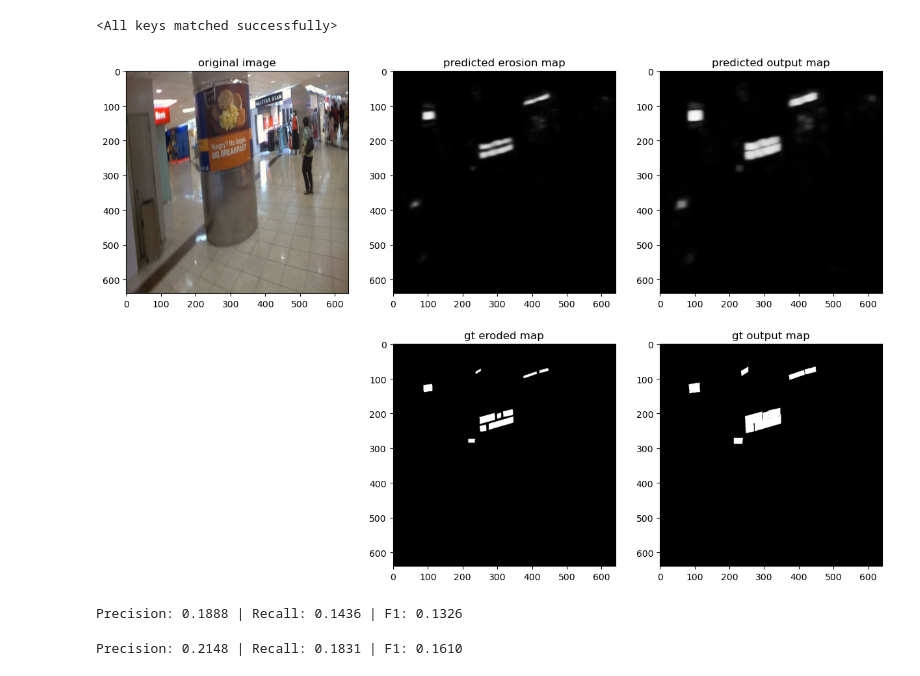
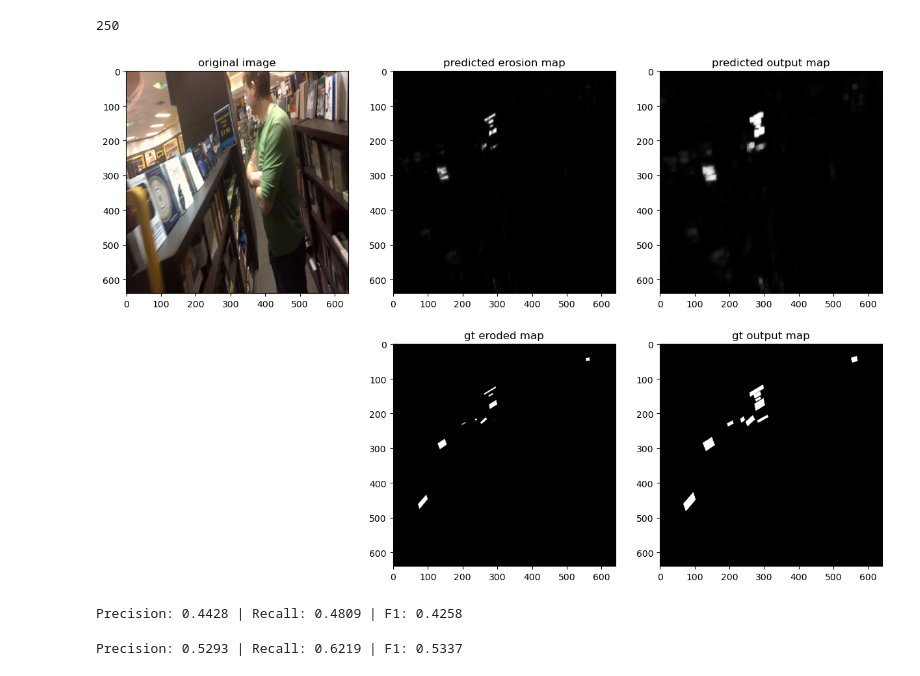
Before and after one commit to zachhendon/image-translator, a Jupyter notebook: text-detection/fast_viz.ipynb, the cells around one changed output. Cells and saved outputs as stored; diff of their text form; code cells hidden in the pictures.

Commit message:
dice loss and improved data augmentations

```diff
--- a/text-detection/fast_viz.ipynb
+++ b/text-detection/fast_viz.ipynb
@@ -25,46 +25,47 @@ from models.utils import get_metrics, evaluate
 %load_ext autoreload
 %autoreload 2
 # %%
-train_loader, val_loader = get_loaders('data', batch_size=16, train=False)
+train_loader, val_loader = get_loaders('data', batch_size=16, train=True)
 # %%
 model = FAST().cuda()
-checkpoint = torch.load('models/checkpoints/fast_206', weights_only=False)
+checkpoint = torch.load('models/checkpoints/fast_216', weights_only=False)
 model.load_state_dict(checkpoint['model_state_dict'])
+checkpoint['epoch']
 # %% [output]
-<All keys matched successfully>
+250
 # %%
-images, maps = next(iter(val_loader))
+images, maps = next(iter(train_loader))
 
 i = 0
 image, gt_map, eroded_map = images[i].cuda().unsqueeze(0), maps['gt_maps'][i].cuda().unsqueeze(0), maps['eroded_maps'][i].cuda().unsqueeze(0)
 
 fig, axs = plt.subplots(2, 3, figsize=(15, 10))
 fig.delaxes(axs[1][0])
 
 model.eval()
 out = model(image, eroded_map, gt_map)['output']
 out2 = F.max_pool2d(out, 9, stride=1, padding=4)
 
 axs[0][0].imshow(((image - image.min()) / (image.max() - image.min())).cpu().squeeze().permute(1, 2, 0))
 axs[0][0].set_title('original image')
 
 axs[0][1].imshow(out.detach().cpu().squeeze(), vmin=0, vmax=1, cmap='gray')
 axs[0][1].set_title('predicted erosion map')
 axs[0][2].imshow(out2.detach().cpu().squeeze(), vmin=0, vmax=1, cmap='gray')
 axs[0][2].set_title('predicted output map')
 
 axs[1][1].imshow(eroded_map.detach().cpu().squeeze(), vmin=0, vmax=1, cmap='gray')
 axs[1][1].set_title('gt eroded map')
 axs[1][2].imshow(gt_map.detach().cpu().squeeze(), vmin=0, vmax=1, cmap='gray')
 axs[1][2].set_title('gt output map')
 plt.show()
 # %% [output]
-[figure, old version]
+[figure, new version]
 # %%
 evaluate(model, val_loader)
 # %% [output]
-Precision: 0.1888 | Recall: 0.1436 | F1: 0.1326
+Precision: 0.4428 | Recall: 0.4809 | F1: 0.4258
 # %%
 evaluate(model, train_loader)
 # %% [output]
-Precision: 0.2148 | Recall: 0.1831 | F1: 0.1610
+Precision: 0.5293 | Recall: 0.6219 | F1: 0.5337
```
Also changed, not shown: 3 other files.
